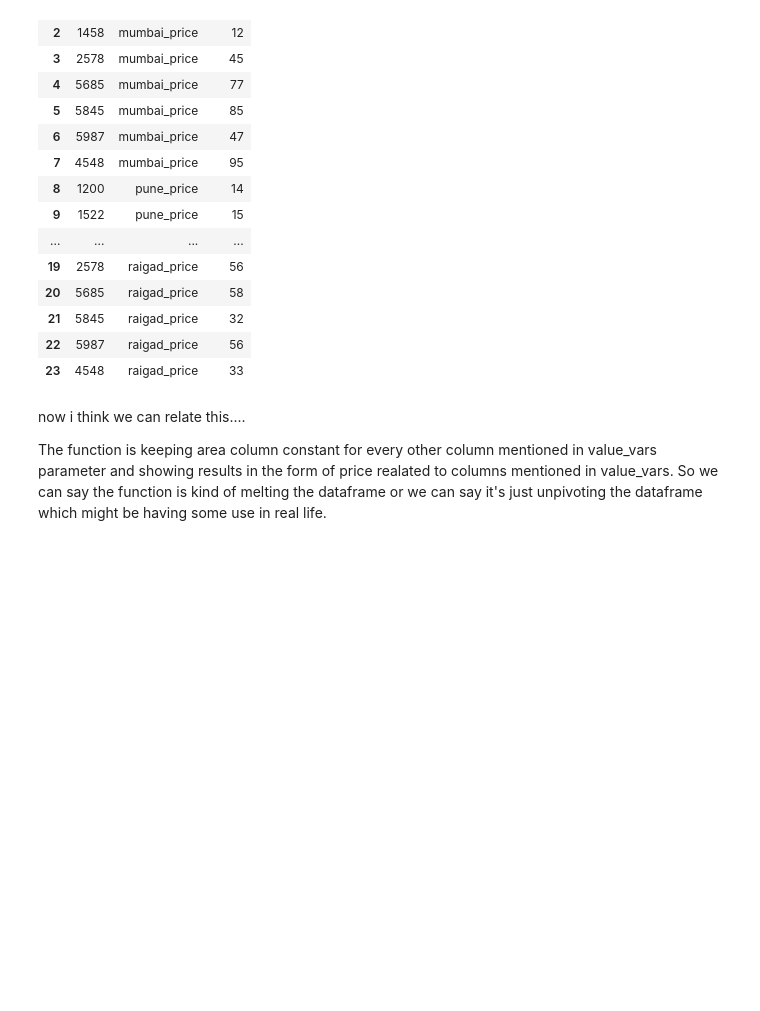
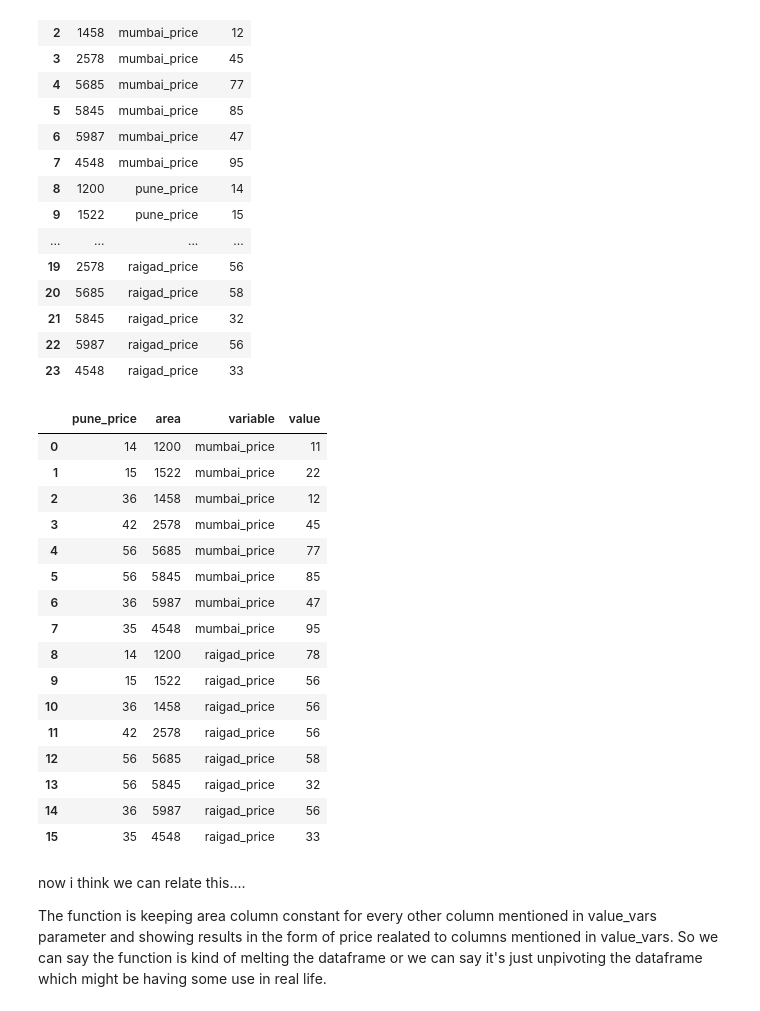
Before and after one commit to Aum-Patel1234/Machine-Learning, a Jupyter notebook: basics/PandasIntroduction.ipynb, the cells around one changed output. Saved outputs shown, nothing was run; the diff lists cells and outputs as text; code cells hidden in the pictures; blank space fills up the shorter version.

```diff
--- a/basics/PandasIntroduction.ipynb
+++ b/basics/PandasIntroduction.ipynb
@@ -1212,6 +1211,26 @@ pd.melt(df, id_vars=["area"], value_vars=["mumbai_price", "pune_price", "raigad_
 | 21 | 5845 | raigad_price | 32 |
 | 22 | 5987 | raigad_price | 56 |
 | 23 | 4548 | raigad_price | 33 |
+# %%
+pd.melt(df,id_vars=["pune_price","area"])
+# %% [output]
+|  | pune_price | area | variable | value |
+| 0 | 14 | 1200 | mumbai_price | 11 |
+| 1 | 15 | 1522 | mumbai_price | 22 |
+| 2 | 36 | 1458 | mumbai_price | 12 |
+| 3 | 42 | 2578 | mumbai_price | 45 |
+| 4 | 56 | 5685 | mumbai_price | 77 |
+| 5 | 56 | 5845 | mumbai_price | 85 |
+| 6 | 36 | 5987 | mumbai_price | 47 |
+| 7 | 35 | 4548 | mumbai_price | 95 |
+| 8 | 14 | 1200 | raigad_price | 78 |
+| 9 | 15 | 1522 | raigad_price | 56 |
+| 10 | 36 | 1458 | raigad_price | 56 |
+| 11 | 42 | 2578 | raigad_price | 56 |
+| 12 | 56 | 5685 | raigad_price | 58 |
+| 13 | 56 | 5845 | raigad_price | 32 |
+| 14 | 36 | 5987 | raigad_price | 56 |
+| 15 | 35 | 4548 | raigad_price | 33 |
 # %% [markdown]
 now i think we can relate this....
 
```
Also changed, not shown: parts of 19 cells of this notebook, 4 other files.
